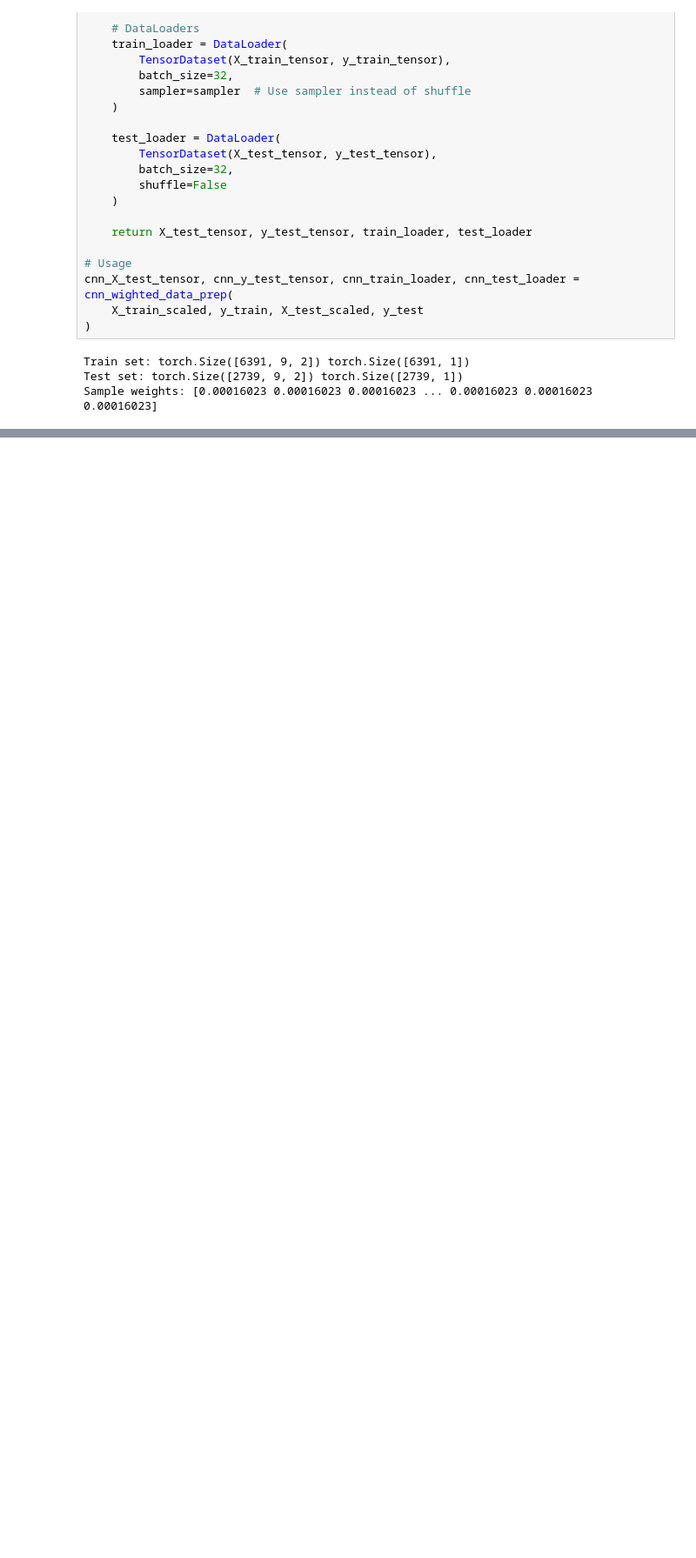
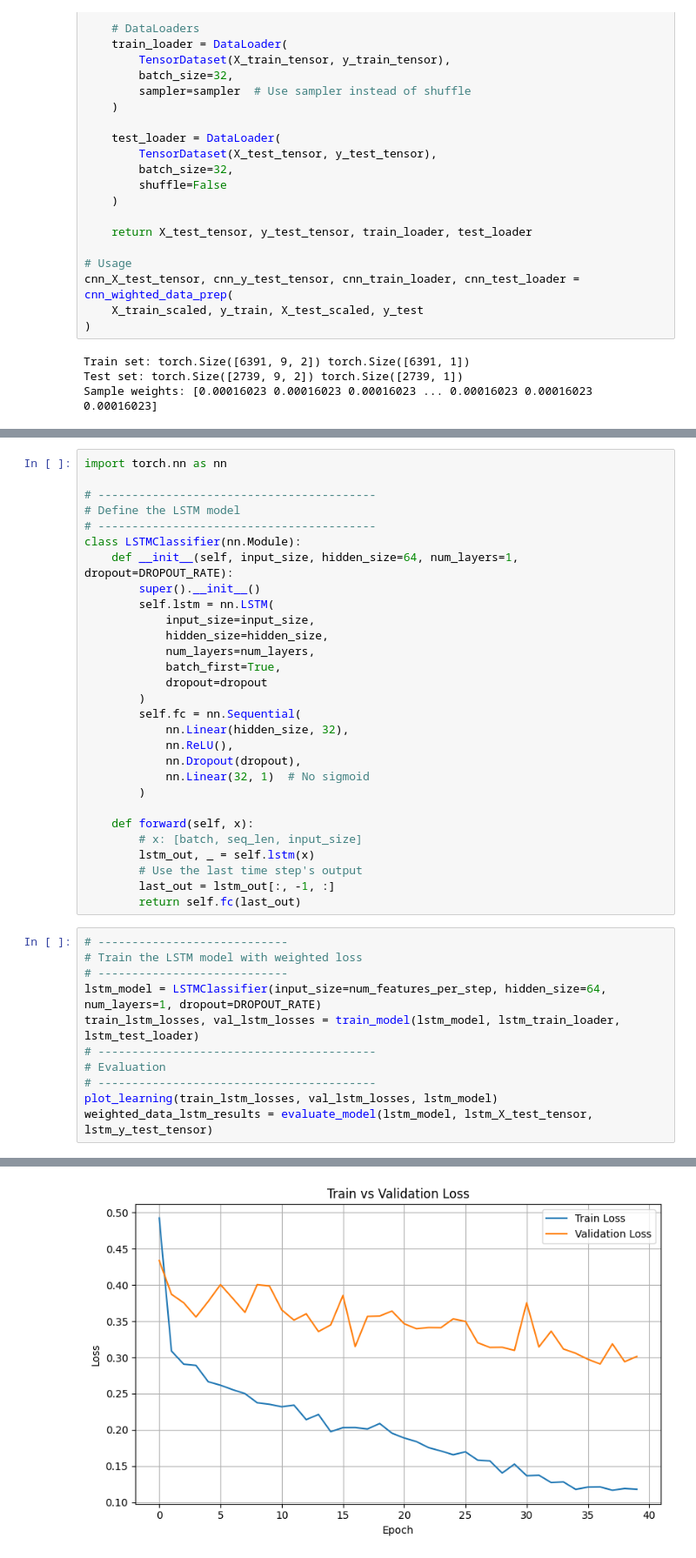
Before and after one commit to Kaos1105/flood-prediction, a Jupyter notebook: flood_model.ipynb, the cells around one changed output, grey strips where cells are left out. Shown at 87% size. Cells and saved outputs as stored; diff of their text form; blank space fills up the shorter version.

```diff
--- a/flood_model.ipynb
+++ b/flood_model.ipynb
@@ -659,0 +694,41 @@ ROC AUC: 0.8256712026480324
+# %%
+import torch.nn as nn
+
+# -----------------------------------------
+# Define the LSTM model
+# -----------------------------------------
+class LSTMClassifier(nn.Module):
+    def __init__(self, input_size, hidden_size=64, num_layers=1, dropout=DROPOUT_RATE):
+        super().__init__()
+        self.lstm = nn.LSTM(
+            input_size=input_size,
+            hidden_size=hidden_size,
+            num_layers=num_layers,
+            batch_first=True,
+            dropout=dropout
+        )
+        self.fc = nn.Sequential(
+            nn.Linear(hidden_size, 32),
+            nn.ReLU(),
+            nn.Dropout(dropout),
+            nn.Linear(32, 1)  # No sigmoid
+        )
+
+    def forward(self, x):
+        # x: [batch, seq_len, input_size]
+        lstm_out, _ = self.lstm(x)
+        # Use the last time step's output
+        last_out = lstm_out[:, -1, :]
+        return self.fc(last_out)
+# %%
+# ----------------------------
+# Train the LSTM model with weighted loss
+# ----------------------------
+lstm_model = LSTMClassifier(input_size=num_features_per_step, hidden_size=64, num_layers=1, dropout=DROPOUT_RATE)
+train_lstm_losses, val_lstm_losses = train_model(lstm_model, lstm_train_loader, lstm_test_loader)
+# -----------------------------------------
+# Evaluation
+# -----------------------------------------
+plot_learning(train_lstm_losses, val_lstm_losses, lstm_model)
+weighted_data_lstm_results = evaluate_model(lstm_model, lstm_X_test_tensor, lstm_y_test_tensor)
+# %% [output]
@@ -659,0 +752 @@ ROC AUC: 0.8256712026480324
+[figure, added]
```
Also changed, not shown: parts of 13 cells of this notebook.
